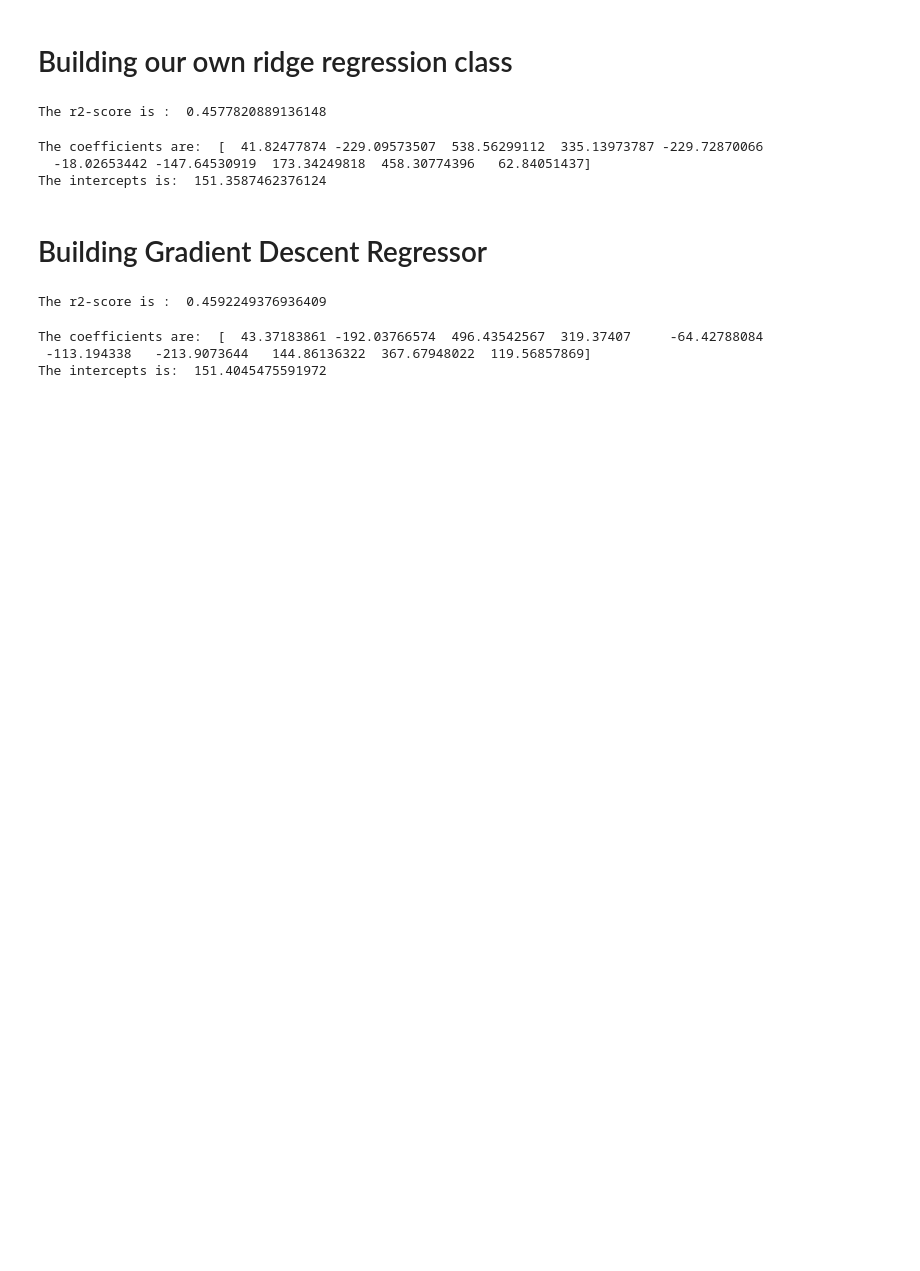
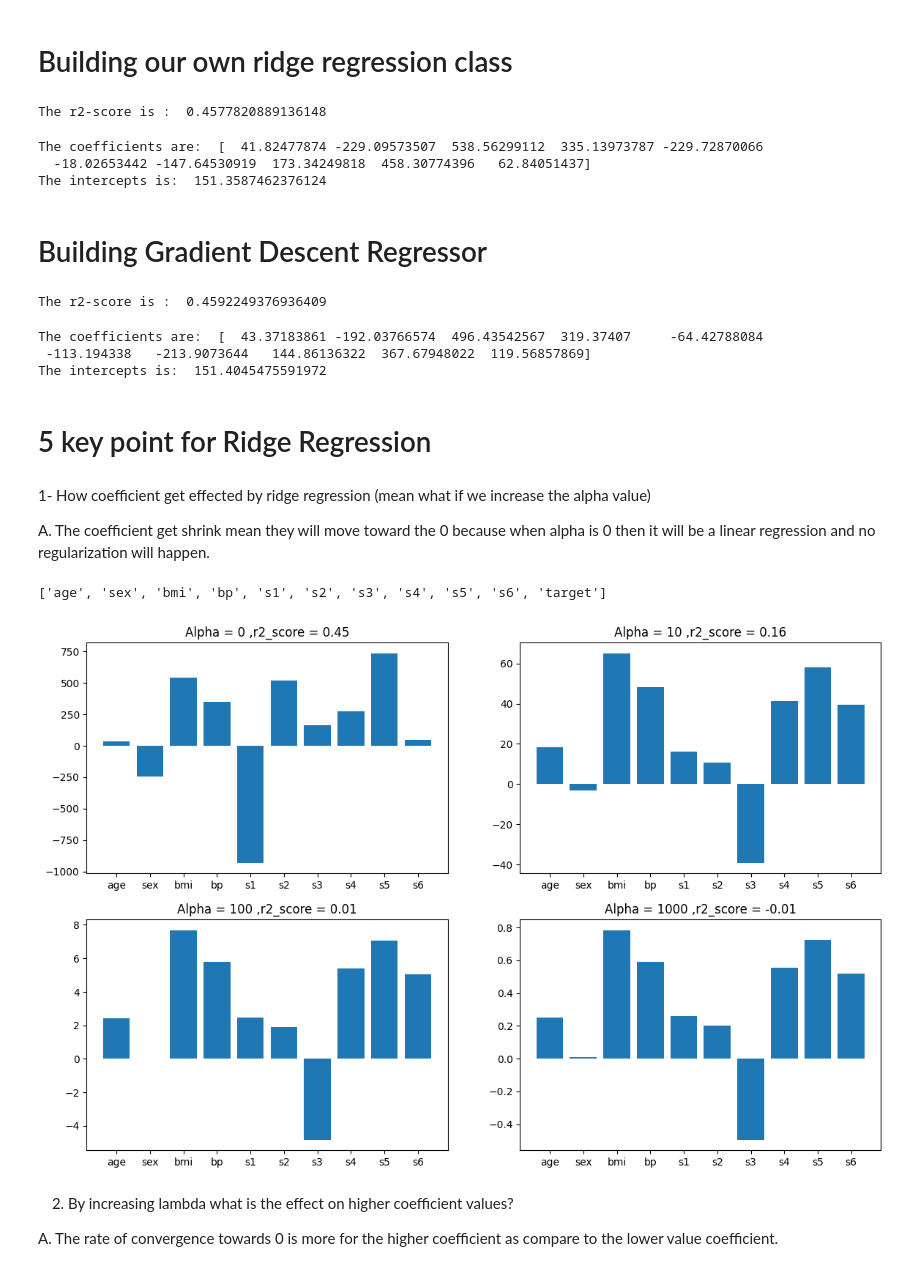
Before and after one commit to QuratulAin20/Machine-Learning, a Jupyter notebook: Ridge_Regression.ipynb, the cells around one changed output. Cells and saved outputs as stored; diff of their text form; code cells hidden in the pictures; blank space fills up the shorter version.

```diff
--- a/Ridge_Regression.ipynb
+++ b/Ridge_Regression.ipynb
@@ -241,3 +243,51 @@ print('The intercepts is: ' ,Reg.intercept_)
 The coefficients are:  [  43.37183861 -192.03766574  496.43542567  319.37407     -64.42788084
  -113.194338   -213.9073644   144.86136322  367.67948022  119.56857869]
 The intercepts is:  151.4045475591972
+# %% [markdown]
+# 5 key point for Ridge Regression
+# %% [markdown]
+1- How coefficient get effected by ridge regression (mean what if we increase the alpha value)
+
+A. The coefficient get shrink mean they will move toward the 0 because when alpha is 0 then it will be a linear regression and no regularization will happen.
+# %%
+coefs = []
+r2_scores = []
+
+for i in [0,10,100,1000]:
+    reg = Ridge(alpha=i)
+    reg.fit(X_train,y_train)
+
+    coefs.append(reg.coef_.tolist())
+    y_pred = reg.predict(X_test)
+    r2_scores.append(r2_score(y_test,y_pred))
+# %%
+feature_names = df.columns.tolist()
+
+print(feature_names)
+# %% [output]
+['age', 'sex', 'bmi', 'bp', 's1', 's2', 's3', 's4', 's5', 's6', 'target']
+# %%
+plt.figure(figsize=(14,9))
+plt.subplot(221)
+plt.bar(data.feature_names,coefs[0])
+plt.title('Alpha = 0 ,r2_score = {}'.format(round(r2_scores[0],2)))
+
+plt.subplot(222)
+plt.bar(data.feature_names,coefs[1])
+plt.title('Alpha = 10 ,r2_score = {}'.format(round(r2_scores[1],2)))
+
+plt.subplot(223)
+plt.bar(data.feature_names,coefs[2])
+plt.title('Alpha = 100 ,r2_score = {}'.format(round(r2_scores[2],2)))
+
+plt.subplot(224)
+plt.bar(data.feature_names,coefs[3])
+plt.title('Alpha = 1000 ,r2_score = {}'.format(round(r2_scores[3],2)))
+
+plt.show()
+# %% [output]
+[figure, added]
+# %% [markdown]
+2. By increasing lambda what is the effect on higher coefficient values?
+
+A. The rate of convergence towards 0 is more for the higher coefficient as compare to the lower value coefficient.
```
Also changed, not shown: parts of 12 cells of this notebook.
